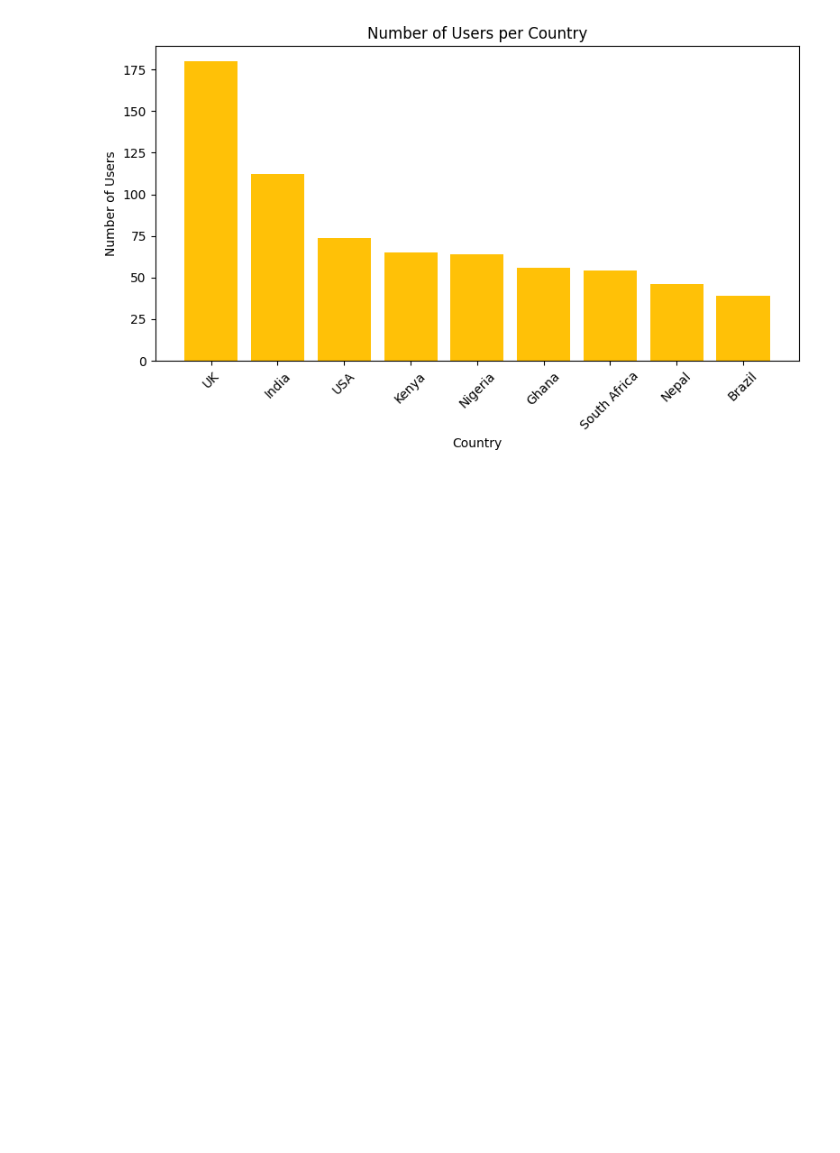
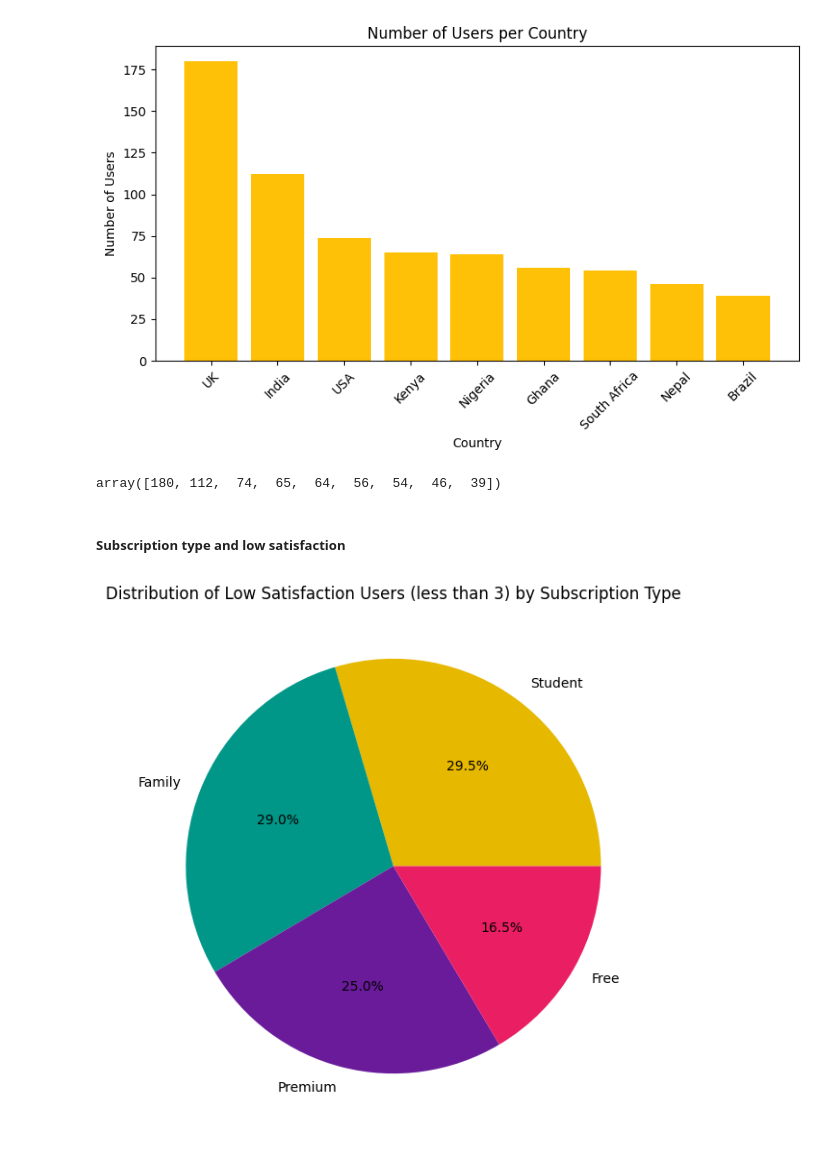
Before and after one commit to ice-alt/PortfolioProjects, a Jupyter notebook: DataWave Music/DataWave_Music_Analysis.ipynb, the cells around one changed output. Drawn from its saved outputs; the diff is of its cells as text; code cells hidden in the pictures; blank space fills up the shorter version.

```diff
--- a/DataWave Music/DataWave_Music_Analysis.ipynb
+++ b/DataWave Music/DataWave_Music_Analysis.ipynb
@@ -1507,3 +1490,31 @@ plt.tight_layout()
 plt.show()
 # %% [output]
 [figure]
+# %%
+country_counts.values
+# %% [output]
+array([180, 112,  74,  65,  64,  56,  54,  46,  39])
+# %% [markdown]
+##### Subscription type and low satisfaction
+# %%
+# Filter low-satisfaction users
+low_sat = cleaned_datawave_df[cleaned_datawave_df['satisfaction_score'] < 3]
+
+# Count subscription types
+low_sat_counts = low_sat['subscription_type'].value_counts()
+
+# 4-color palette
+palette = ['#E6B800', '#009688', '#6A1B9A', '#E91E63']
+
+low_sat_counts.plot(
+    kind='pie',
+    autopct='%1.1f%%',
+    figsize=(7,7),
+    colors=palette
+)
+
+plt.title("Distribution of Low Satisfaction Users (less than 3) by Subscription Type")
+plt.ylabel("")
+plt.show()
+# %% [output]
+[figure, added]
```
Also changed, not shown: parts of 12 cells of this notebook.
